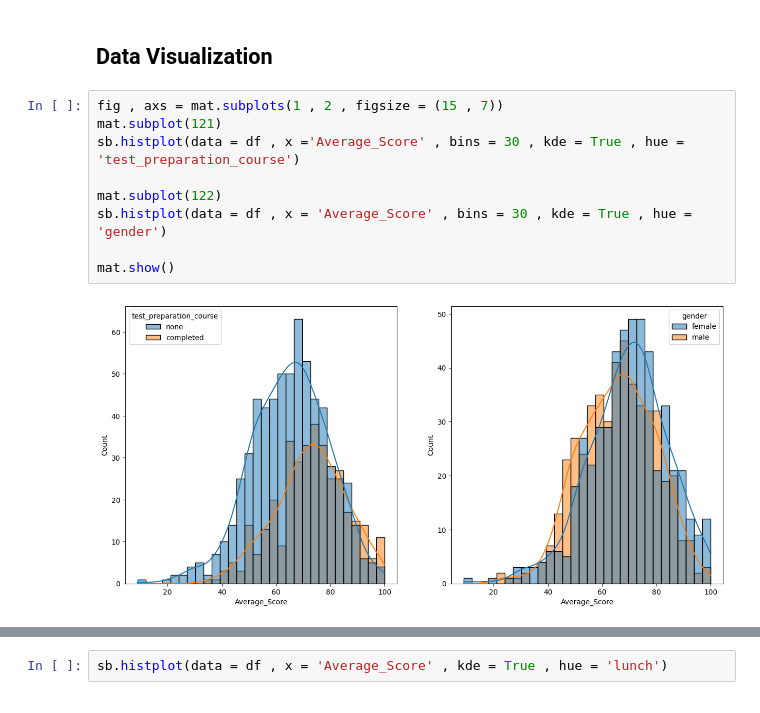
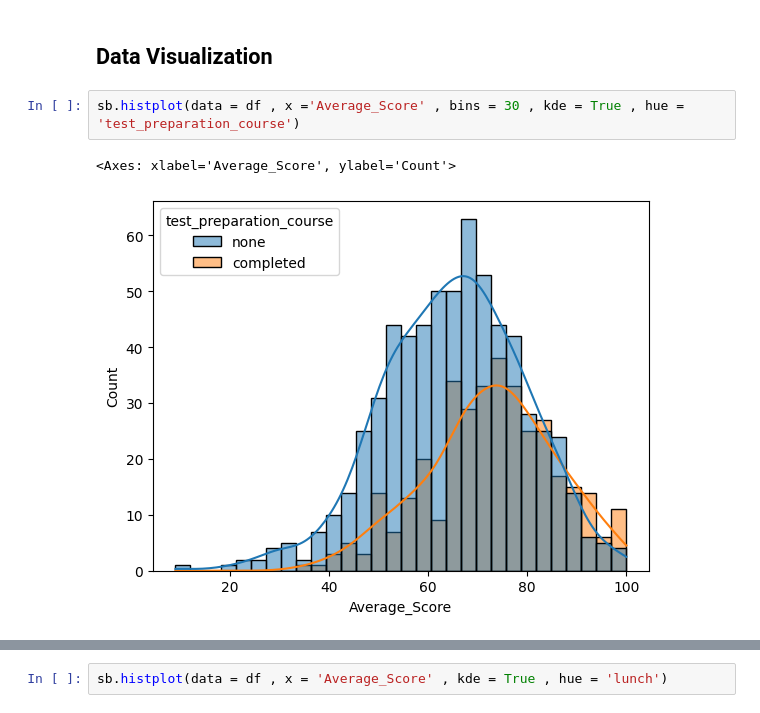
Before and after one commit to Shachi12Shukla/Student-Score-, a Jupyter notebook: app.ipynb, the cells around one changed output, grey strips where cells are left out. Saved outputs shown, nothing was run; the diff lists cells and outputs as text.

```diff
--- a/app.ipynb
+++ b/app.ipynb
@@ -143,13 +143,7 @@ Number of students with full marks in writing  14
 # %% [markdown]
 ## Data Visualization
 # %%
-fig , axs = mat.subplots(1 , 2 , figsize = (15 , 7))
-mat.subplot(121)
 sb.histplot(data = df , x ='Average_Score' , bins = 30 , kde = True , hue = 'test_preparation_course')
-
-mat.subplot(122)
-sb.histplot(data = df , x = 'Average_Score' , bins = 30 , kde = True , hue = 'gender')
-
-mat.show()
 # %% [output]
+<Axes: xlabel='Average_Score', ylabel='Count'>
-[figure, old version]
+[figure, new version]
```
Also changed, not shown: parts of 6 cells of this notebook, 5 other files.
